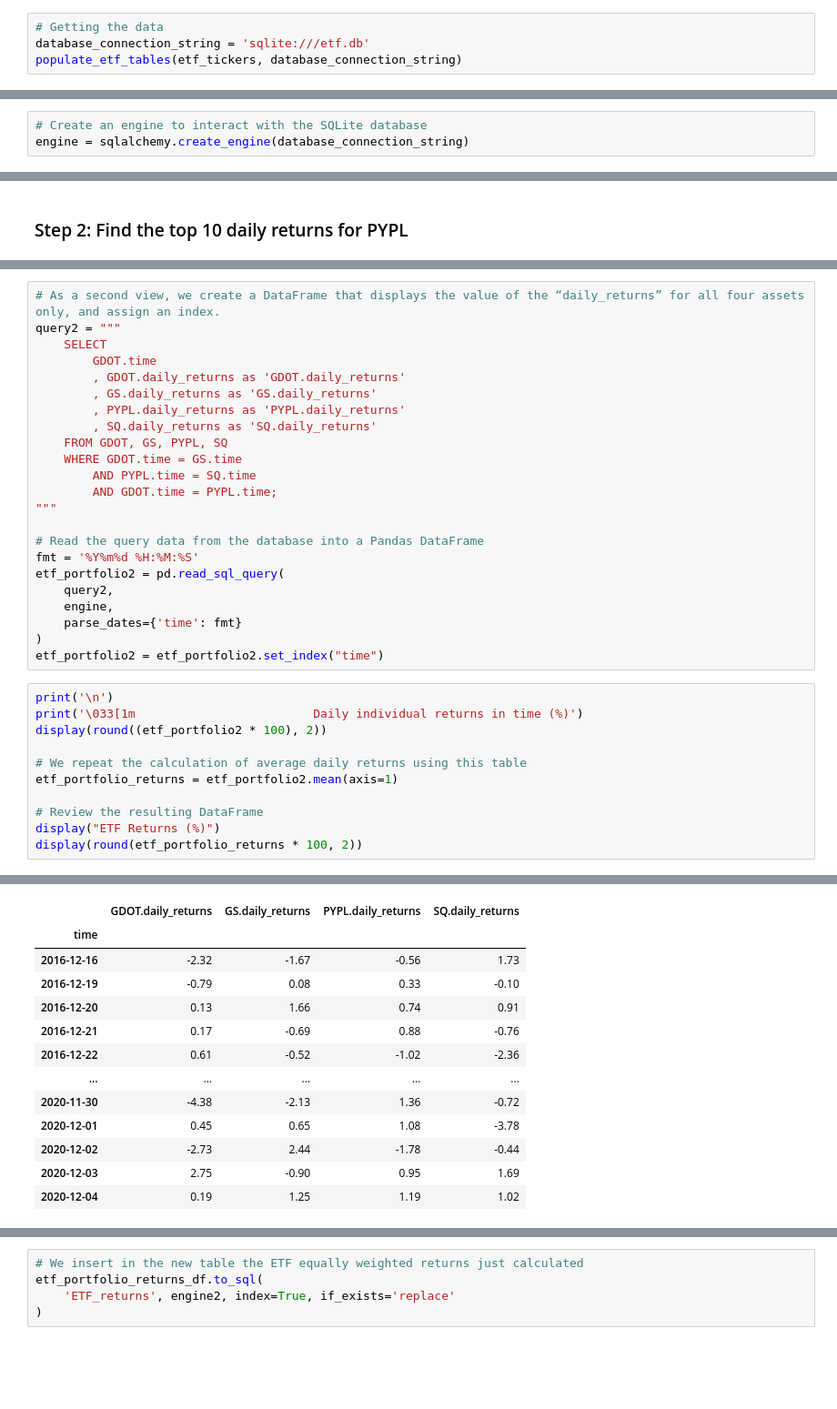
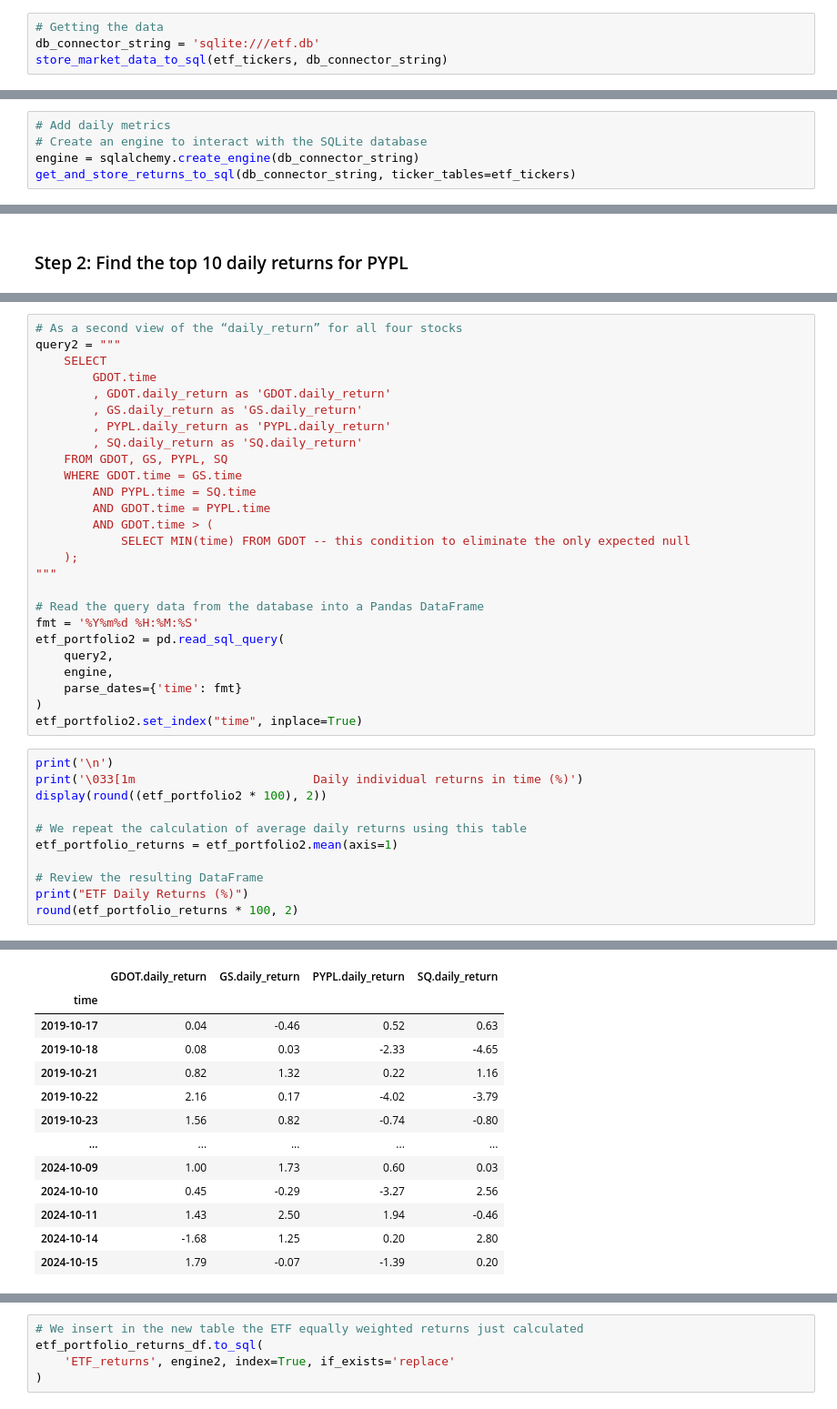
Before and after one commit to paocarvajal1912/DB_WebApp_using_SQL_Voila, a Jupyter notebook: etf_analyzer.ipynb, the cells around one changed output, grey strips where cells are left out. Shown at 91% size. Saved outputs shown, nothing was run; the diff lists cells and outputs as text; blank space fills up the shorter version.

```diff
--- a/etf_analyzer.ipynb
+++ b/etf_analyzer.ipynb
@@ -68,5 +56,5 @@ test['ticker'], test['market_data']
 # %%
 # Getting the data
-database_connection_string = 'sqlite:///etf.db'
-populate_etf_tables(etf_tickers, database_connection_string)
+db_connector_string = 'sqlite:///etf.db'
+store_market_data_to_sql(etf_tickers, db_connector_string)
 # %% [output]
@@ -75,3 +65,5 @@ populate_etf_tables(etf_tickers, database_connection_string)
 # %%
+# Add daily metrics
 # Create an engine to interact with the SQLite database
-engine = sqlalchemy.create_engine(database_connection_string)
+engine = sqlalchemy.create_engine(db_connector_string)
+get_and_store_returns_to_sql(db_connector_string, ticker_tables=etf_tickers)
@@ -352,17 +324,20 @@ index_time
 dtype: float64
 # %%
-# As a second view, we create a DataFrame that displays the value of the “daily_returns” for all four assets only, and assign an index.
+# As a second view of the “daily_return” for all four stocks
 query2 = """
     SELECT
         GDOT.time
-        , GDOT.daily_returns as 'GDOT.daily_returns'
-        , GS.daily_returns as 'GS.daily_returns'
-        , PYPL.daily_returns as 'PYPL.daily_returns'
-        , SQ.daily_returns as 'SQ.daily_returns'
+        , GDOT.daily_return as 'GDOT.daily_return'
+        , GS.daily_return as 'GS.daily_return'
+        , PYPL.daily_return as 'PYPL.daily_return'
+        , SQ.daily_return as 'SQ.daily_return'
     FROM GDOT, GS, PYPL, SQ
     WHERE GDOT.time = GS.time
         AND PYPL.time = SQ.time
-        AND GDOT.time = PYPL.time;
+        AND GDOT.time = PYPL.time
+        AND GDOT.time > (
+            SELECT MIN(time) FROM GDOT -- this condition to eliminate the only expected null
+    );
 """
 
 # Read the query data from the database into a Pandas DataFrame
@@ -372,30 +347,30 @@ etf_portfolio2 = pd.read_sql_query(
     engine,
     parse_dates={'time': fmt}
 )
-etf_portfolio2 = etf_portfolio2.set_index("time")
+etf_portfolio2.set_index("time", inplace=True)
 # %%
 print('\n')
 print('\033[1m                         Daily individual returns in time (%)')
 display(round((etf_portfolio2 * 100), 2))
 
 # We repeat the calculation of average daily returns using this table
 etf_portfolio_returns = etf_portfolio2.mean(axis=1)
 
 # Review the resulting DataFrame
-display("ETF Returns (%)")
-display(round(etf_portfolio_returns * 100, 2))
+print("ETF Daily Returns (%)")
+round(etf_portfolio_returns * 100, 2)
 # %% [output]
                          Daily individual returns in time (%)
-|  | GDOT.daily_returns | GS.daily_returns | PYPL.daily_returns | SQ.daily_returns |
+|  | GDOT.daily_return | GS.daily_return | PYPL.daily_return | SQ.daily_return |
 | time |  |  |  |  |
-| 2016-12-16 | -2.32 | -1.67 | -0.56 | 1.73 |
-| 2016-12-19 | -0.79 | 0.08 | 0.33 | -0.10 |
-| 2016-12-20 | 0.13 | 1.66 | 0.74 | 0.91 |
-| 2016-12-21 | 0.17 | -0.69 | 0.88 | -0.76 |
-| 2016-12-22 | 0.61 | -0.52 | -1.02 | -2.36 |
+| 2019-10-17 | 0.04 | -0.46 | 0.52 | 0.63 |
+| 2019-10-18 | 0.08 | 0.03 | -2.33 | -4.65 |
+| 2019-10-21 | 0.82 | 1.32 | 0.22 | 1.16 |
+| 2019-10-22 | 2.16 | 0.17 | -4.02 | -3.79 |
+| 2019-10-23 | 1.56 | 0.82 | -0.74 | -0.80 |
 | ... | ... | ... | ... | ... |
-| 2020-11-30 | -4.38 | -2.13 | 1.36 | -0.72 |
-| 2020-12-01 | 0.45 | 0.65 | 1.08 | -3.78 |
-| 2020-12-02 | -2.73 | 2.44 | -1.78 | -0.44 |
-| 2020-12-03 | 2.75 | -0.90 | 0.95 | 1.69 |
-| 2020-12-04 | 0.19 | 1.25 | 1.19 | 1.02 |
+| 2024-10-09 | 1.00 | 1.73 | 0.60 | 0.03 |
+| 2024-10-10 | 0.45 | -0.29 | -3.27 | 2.56 |
+| 2024-10-11 | 1.43 | 2.50 | 1.94 | -0.46 |
+| 2024-10-14 | -1.68 | 1.25 | 0.20 | 2.80 |
+| 2024-10-15 | 1.79 | -0.07 | -1.39 | 0.20 |
```
Also changed, not shown: parts of 44 cells of this notebook, 3 other files.
